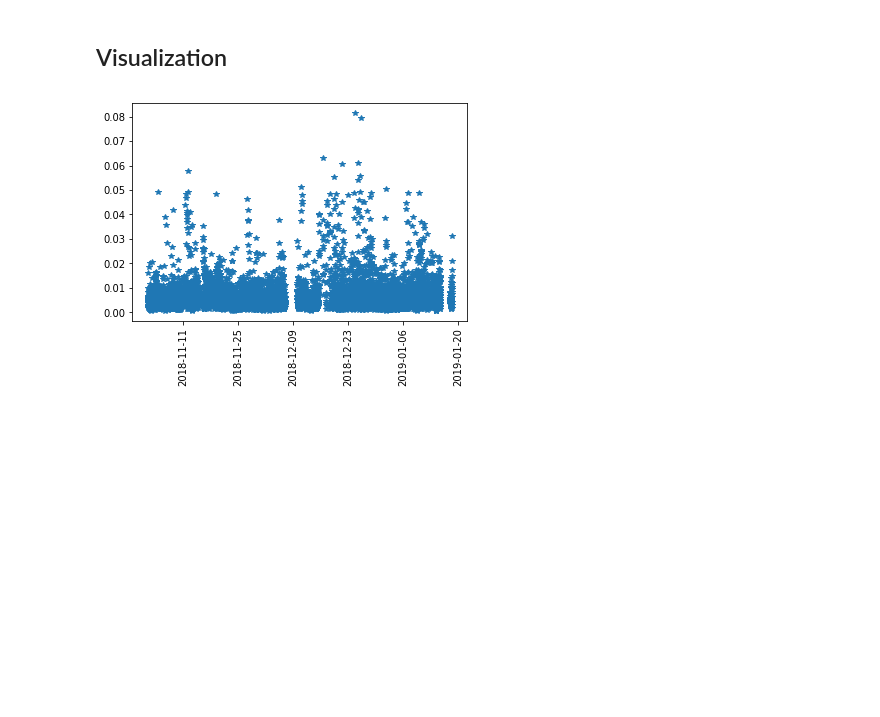
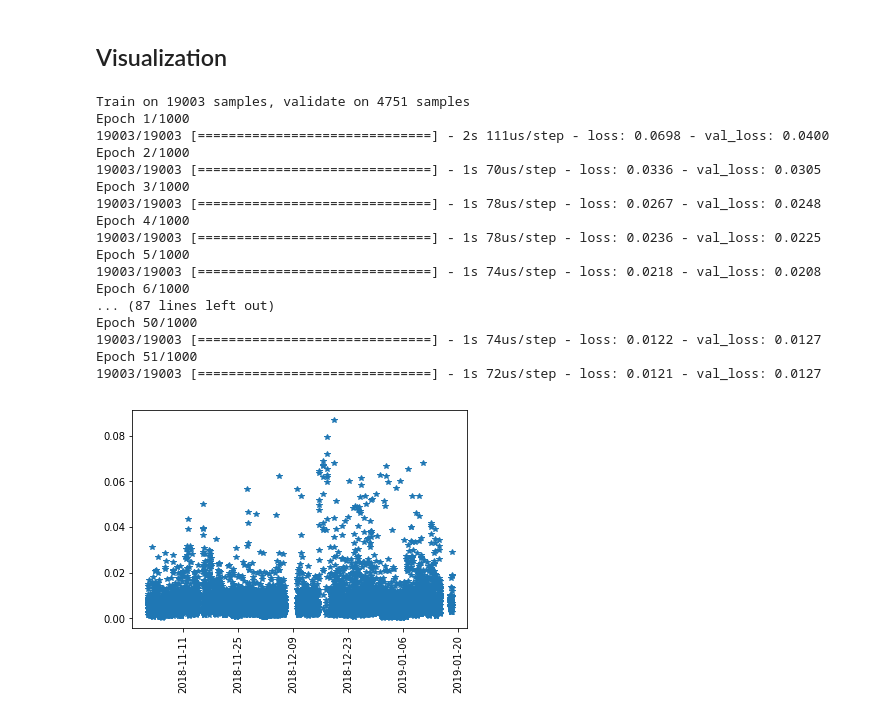
Before and after one commit to yserdyukova/ODS-anomaly-detection, a Jupyter notebook: models/rm_anomaly_ml.ipynb, the cells around one changed output. Saved outputs shown, nothing was run; the diff lists cells and outputs as text; code cells hidden in the pictures; blank space fills up the shorter version.

```diff
--- a/models/rm_anomaly_ml.ipynb
+++ b/models/rm_anomaly_ml.ipynb
@@ -165,3 +166,42 @@ def noise_autoencoder(X, noise=0, repeat=3):
                     callbacks=[earlystopper])
 
     return autoencoder.predict(X)
+# %%
+def conv_autoencoder(X, noise=0, repeat=3):
+
+    X_ = np.expand_dims(X, axis=2)
+    dim = X_.shape[1]
+
+    X_real = np.repeat(X_, repeat, axis=0)
+    noise_array = noise * np.random.normal(loc=0.0, scale=1.0, size=[X_.shape[0] * 3, X_.shape[1], 1])
+    X_noise = np.clip(X_real + noise_array, 0, 1)
+
+    X_input = Input(shape=(dim, 1))
+    encoded = Conv1D(16, kernel_size=3, activation='relu', padding='same')(X_input)
+    encoded = MaxPooling1D()(encoded)
+    encoded = Conv1D(8, kernel_size=3, activation='relu', padding='same')(encoded)
+
+    encoded = MaxPooling1D()(encoded)
+
+    decoded = Conv1D(8, kernel_size=3, activation='relu', padding='same')(encoded)
+    decoded = UpSampling1D()(decoded)
+    decoded = Conv1D(16, kernel_size=3, activation='relu', padding='same')(decoded)
+    decoded = UpSampling1D()(decoded)
+    decoded = Conv1D(1, kernel_size=3, activation='sigmoid', padding='same')(decoded)
+
+
+    autoencoder = Model(X_input, decoded)
+    autoencoder.compile(optimizer='adam', loss='mean_squared_error')
+
+
+    earlystopper = EarlyStopping(monitor='val_loss', patience=5)
+    autoencoder.fit(X_noise,
+                    X_real,
+                    epochs=1000,
+                    batch_size=128,
+                    shuffle=True,
+                    validation_split=0.2,
+                    verbose=1,
+                    callbacks=[earlystopper])
+
+    return np.squeeze(autoencoder.predict(X_), axis=2)
@@ -284,28 +363,46 @@ def show_forecast(X, metrics, consumer_group, anomaly=None):
 # %%
 # if __name__ == "__main__":
 
 #    outliers_fraction = float(sys.argv[1]) if len(sys.argv) > 1 else 0.015
 
 if True:
 
     df = pd.read_csv('../features/clear_data/rm_features.csv', ';', infer_datetime_format=True, parse_dates=['time'])
     X = df.set_index(['time', 'host', 'consumer_group'])
 
     # AutoEncoder
-    autoencoder_predict = noise_autoencoder(X.values, 0.2)
+    #autoencoder_predict = noise_autoencoder(X.values, 0.2)
+    autoencoder_predict = conv_autoencoder(X.values, 0.2)
     autoencoder_error = pd.concat([X.reset_index()[['time','host','consumer_group']], pd.DataFrame(mse(autoencoder_predict, X.values), columns=['error'])], axis=1, sort=False)
     outliers_fraction = 0.01
     autoencoder_error['quantile_error'] = autoencoder_error.groupby(['host','consumer_group'])['error'].transform(lambda x: x.quantile(1 - outliers_fraction))
 
     anomaly_predict = autoencoder_error.query('error > quantile_error')
     plt.plot(autoencoder_error[['time']], autoencoder_error[['error']], '*')
     plt.xticks(rotation='vertical')
 
     # Visualization
     for consumer_group in anomaly_predict.consumer_group.unique():
         fig_reqs = show_forecast(X.query('consumer_group == @consumer_group').reset_index(), X.columns, consumer_group, anomaly_predict[anomaly_predict.consumer_group == consumer_group])
         #iplot(fig_reqs)
 
         plot(fig_reqs, filename='../results/report_{0}.html'.format(consumer_group))
 # %% [output]
+Train on 19003 samples, validate on 4751 samples
+Epoch 1/1000
+19003/19003 [==============================] - 2s 111us/step - loss: 0.0698 - val_loss: 0.0400
+Epoch 2/1000
+19003/19003 [==============================] - 1s 70us/step - loss: 0.0336 - val_loss: 0.0305
+Epoch 3/1000
+19003/19003 [==============================] - 1s 78us/step - loss: 0.0267 - val_loss: 0.0248
+Epoch 4/1000
+19003/19003 [==============================] - 1s 78us/step - loss: 0.0236 - val_loss: 0.0225
+Epoch 5/1000
+19003/19003 [==============================] - 1s 74us/step - loss: 0.0218 - val_loss: 0.0208
+Epoch 6/1000
+... (87 lines left out)
+Epoch 50/1000
+19003/19003 [==============================] - 1s 74us/step - loss: 0.0122 - val_loss: 0.0127
+Epoch 51/1000
+19003/19003 [==============================] - 1s 72us/step - loss: 0.0121 - val_loss: 0.0127
-[figure, old version]
+[figure, new version]
```
Also changed, not shown: parts of 2 cells of this notebook, 10 other files.
